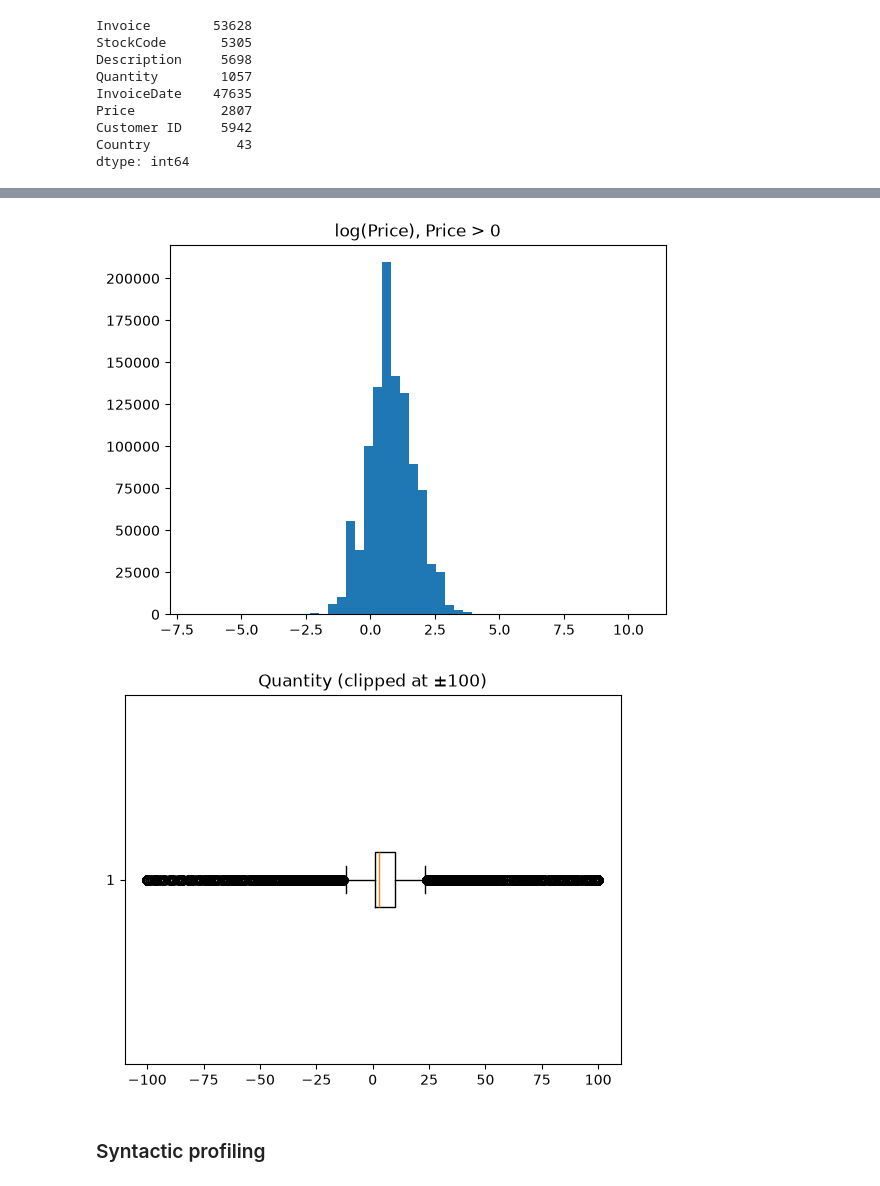
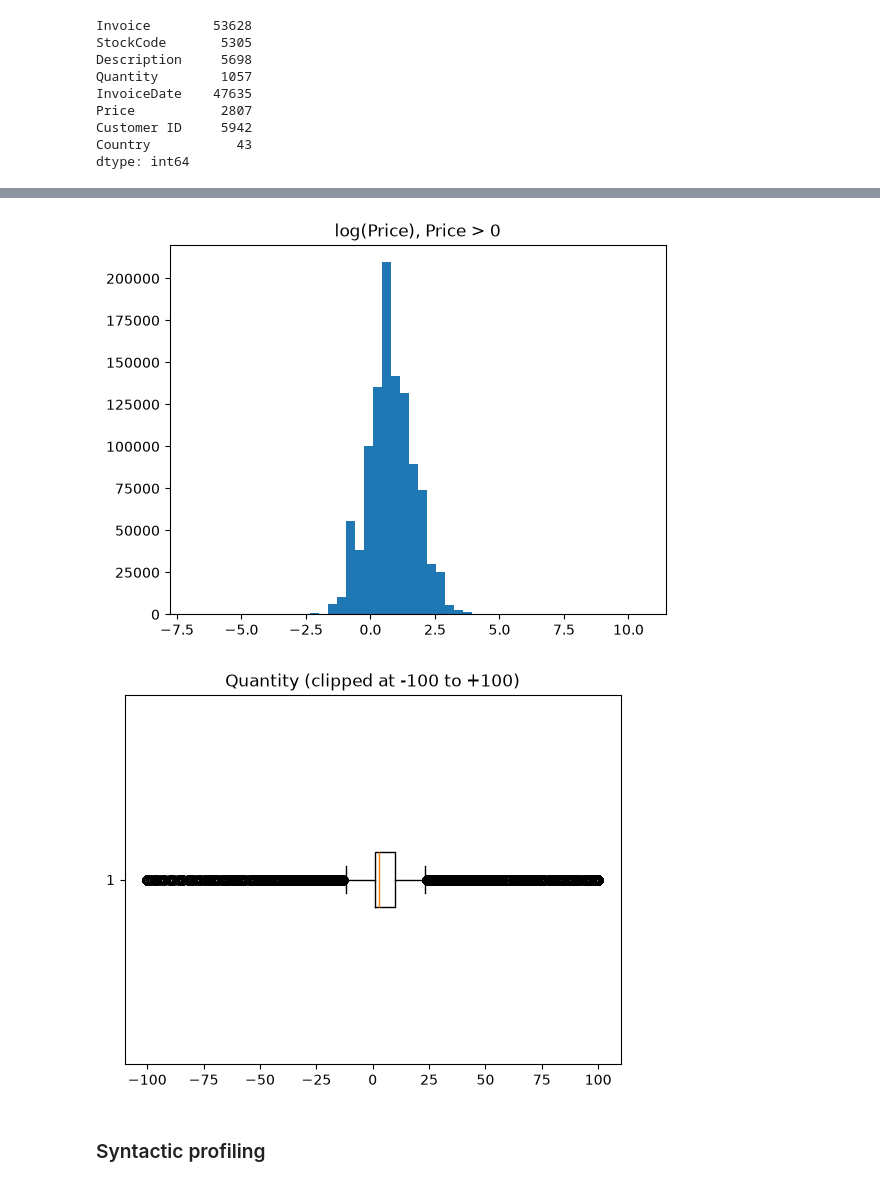
Before and after one commit to anristepanian/data-wrangling-on-e-commerce-data, a Jupyter notebook: main.ipynb, the cells around one changed output, grey strips where cells are left out. Cells and saved outputs as stored; diff of their text form; code cells hidden in the pictures.

```diff
--- a/main.ipynb
+++ b/main.ipynb
@@ -103,23 +103,23 @@ Name: count, dtype: int64
 # %%
 fig, ax = plt.subplots()
 ax.hist(dt_raw["Price"].clip(0, 25), bins=25)
 ax.set_title("Price (raw, clipped at 25)")
 fig.savefig("Figures/price_raw.png", dpi=300, bbox_inches="tight")
 plt.show()
 fig, ax = plt.subplots()
 ax.hist(np.log(dt_raw.loc[dt_raw["Price"] > 0, "Price"]), bins=50)
 ax.set_title("log(Price), Price > 0")
 fig.savefig("Figures/log_price.png", dpi=300, bbox_inches="tight")
 plt.show()
 fig, ax = plt.subplots()
 ax.boxplot(dt_raw["Quantity"].clip(-100, 100), orientation='horizontal')
-ax.set_title("Quantity (clipped at ±100)")
+ax.set_title("Quantity (clipped at -100 to +100)")
 fig.savefig("Figures/Quantity.png", dpi=300, bbox_inches="tight")
 plt.show()
 # %% [output]
 [figure]
 [figure]
-[figure, old version]
+[figure, new version]
 # %% [markdown]
 ### Syntactic profiling
 # %%
```
Also changed, not shown: parts of 9 cells of this notebook, 2 other files.
